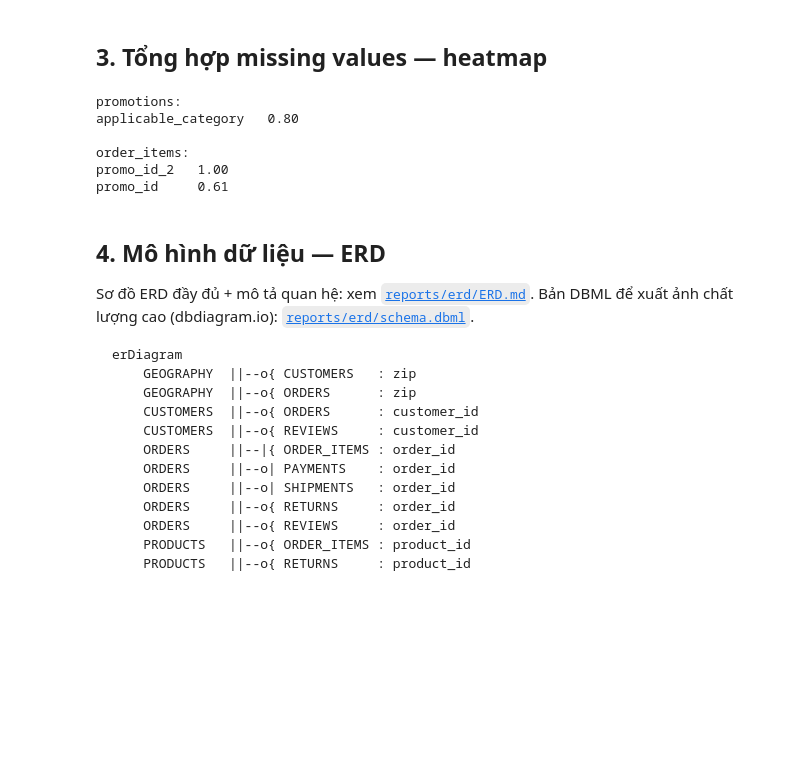
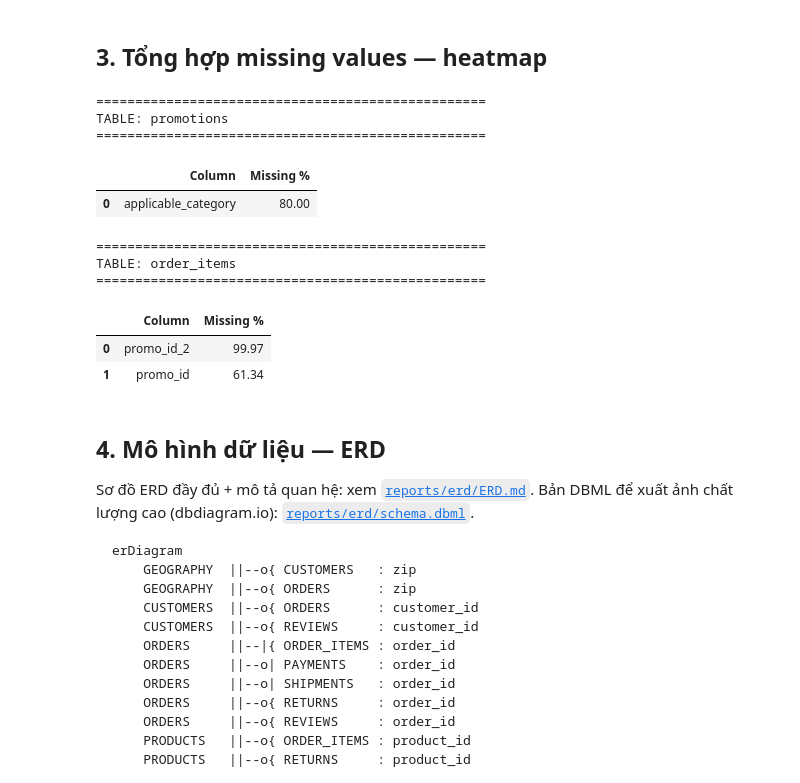
Before and after one commit to huydt11502/revenue_forecast_ecommerce, a Jupyter notebook: notebooks/01_data_overview.ipynb, the cells around one changed output. Drawn from its saved outputs; the diff is of its cells as text; code cells hidden in the pictures; blank space fills up the shorter version.

```diff
--- a/notebooks/01_data_overview.ipynb
+++ b/notebooks/01_data_overview.ipynb
@@ -200,19 +200,35 @@ display(overview_df)
 # %% [markdown]
 ## 3. Tổng hợp missing values — heatmap
 # %%
-# TODO: Vẽ heatmap missing values cho từng bảng có null
 for name, df in tables.items():
-    null_pct = df.isnull().sum() / len(df)
-    if null_pct.max() > 0:
-        print(f'\n{name}:')
-        print(null_pct[null_pct > 0].sort_values(ascending=False).to_string())
+    null_pct = (df.isnull().mean() * 100).round(2)
+
+    null_cols = null_pct[null_pct > 0].sort_values(ascending=False)
+
+    if not null_cols.empty:
+        print(f"\n{'='*50}")
+        print(f"TABLE: {name}")
+        print(f"{'='*50}")
+
+        display(
+            null_cols.reset_index()
+            .rename(columns={
+                'index': 'Column',
+                0: 'Missing %'
+            })
+        )
 # %% [output]
-promotions:
-applicable_category   0.80
-
-order_items:
-promo_id_2   1.00
-promo_id     0.61
+==================================================
+TABLE: promotions
+==================================================
+|  | Column | Missing % |
+| 0 | applicable_category | 80.00 |
+==================================================
+TABLE: order_items
+==================================================
+|  | Column | Missing % |
+| 0 | promo_id_2 | 99.97 |
+| 1 | promo_id | 61.34 |
 # %% [markdown]
 ## 4. Mô hình dữ liệu — ERD
 
```
Also changed, not shown: parts of 1 cell of this notebook, 2 other files.
